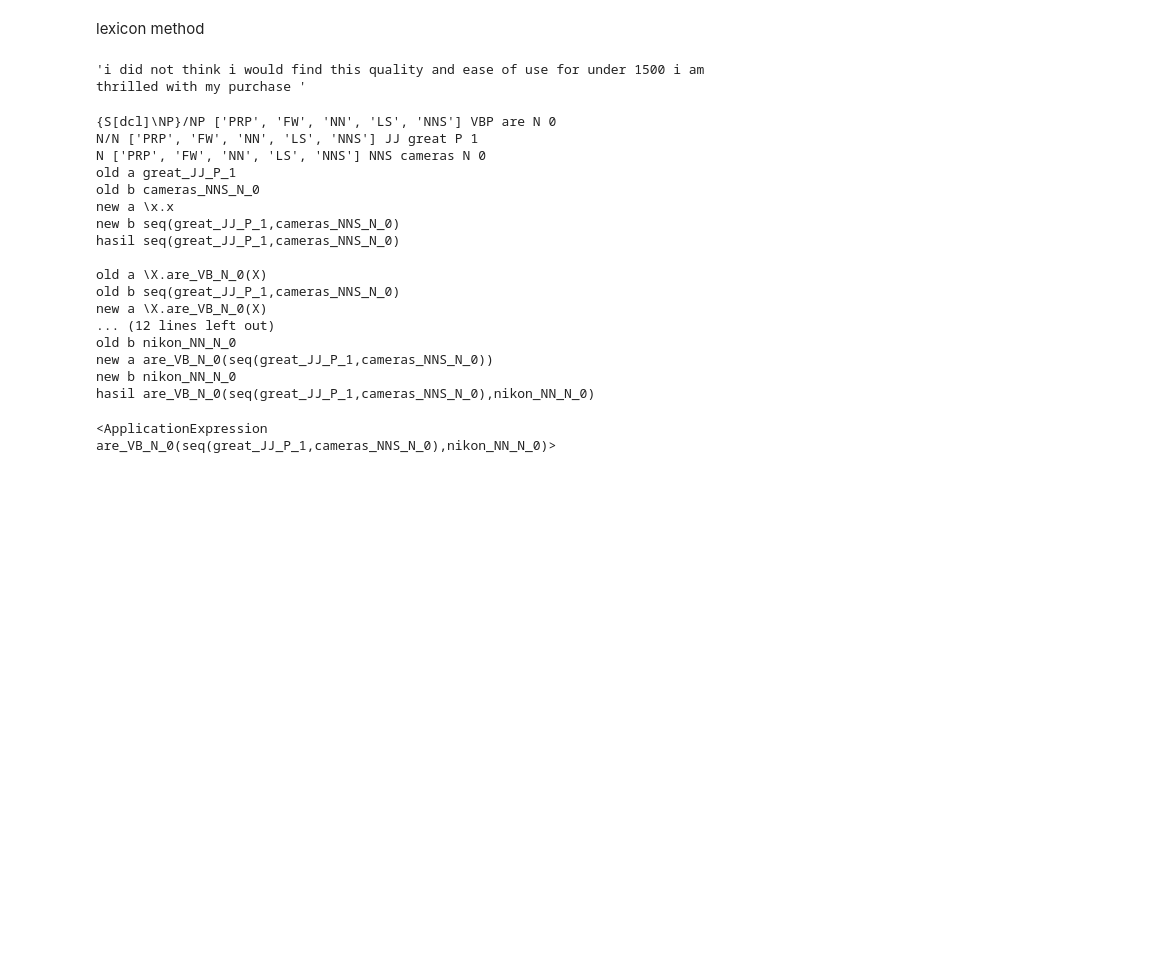
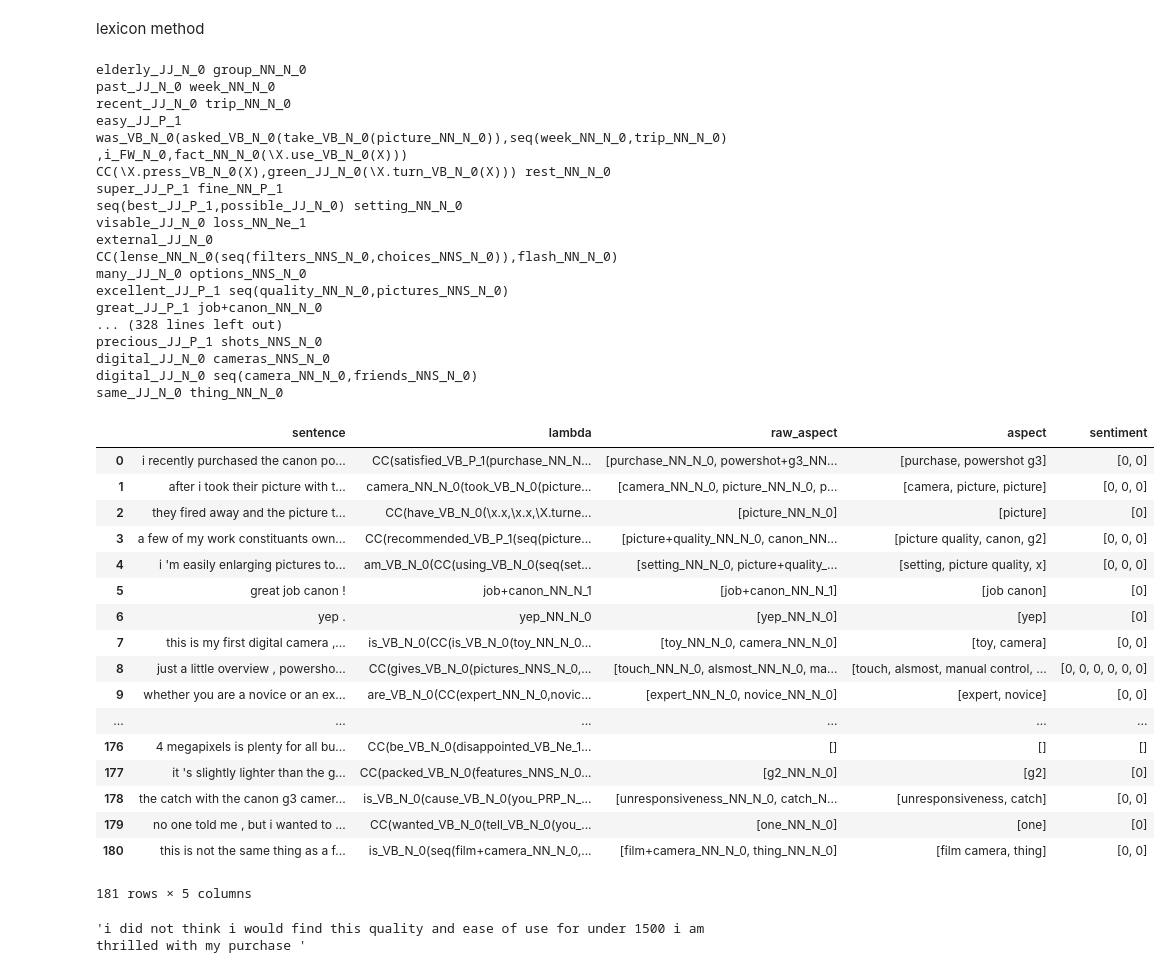
Before and after one commit to farzanurifan/tugas-akhir, a Jupyter notebook: New-Lambda-Calculus.ipynb, the cells around one changed output. Drawn from its saved outputs; the diff is of its cells as text; code cells hidden in the pictures; blank space fills up the shorter version.

```diff
--- a/New-Lambda-Calculus.ipynb
+++ b/New-Lambda-Calculus.ipynb
@@ -619,7 +623,7 @@ def replacer(a, b):
     return res
 # %%
 def preprocessing(sentence):
-    res = re.sub(' +', ' ', re.sub(r'[^\w\s]','',sentence.replace("'m", "am").replace("n't", "not")))
+    res = re.sub(' +', ' ', re.sub(r'[^\w\s]','',sentence.replace("'m", "am").replace("n't", "not").replace("'s", '')))
     return res
 # %%
 def glue_process(sent):
@@ -647,7 +651,7 @@ def glue_process(sent):
 # %%
 import pandas as pd
 
-def semua(collection):
+def semua(collection, filename, err_filename):
     df = pd.DataFrame(columns=['sentence', 'lambda', 'raw_aspect', 'aspect', 'sentiment'])
     df_err = pd.DataFrame(columns=['sentence'])
     for data in collection:
@@ -671,39 +675,54 @@ def semua(collection):
         except:
             df_err = df_err.append({'sentence': data}, ignore_index=True)
 
-    df.to_csv('hasil_ccg_ari.csv')
-    df_err.to_csv('hasil_err_ccg_ari.csv')
+    df.to_csv(filename)
+    df_err.to_csv(err_filename)
     return df
 # %%
 # input file
 df = pd.read_csv("dataset.csv")
 # preprocess
 sentences = df['review']
 labels = df["target"]
 
-semua(sentences[101:300])
+semua(sentences[0:300], 'haha.csv', 'haha_error.csv')
+# %% [output]
+elderly_JJ_N_0 group_NN_N_0
+past_JJ_N_0 week_NN_N_0
+recent_JJ_N_0 trip_NN_N_0
+easy_JJ_P_1 was_VB_N_0(asked_VB_N_0(take_VB_N_0(picture_NN_N_0)),seq(week_NN_N_0,trip_NN_N_0),i_FW_N_0,fact_NN_N_0(\X.use_VB_N_0(X)))
+CC(\X.press_VB_N_0(X),green_JJ_N_0(\X.turn_VB_N_0(X))) rest_NN_N_0
+super_JJ_P_1 fine_NN_P_1
+seq(best_JJ_P_1,possible_JJ_N_0) setting_NN_N_0
+visable_JJ_N_0 loss_NN_Ne_1
+external_JJ_N_0 CC(lense_NN_N_0(seq(filters_NNS_N_0,choices_NNS_N_0)),flash_NN_N_0)
+many_JJ_N_0 options_NNS_N_0
+excellent_JJ_P_1 seq(quality_NN_N_0,pictures_NNS_N_0)
+great_JJ_P_1 job+canon_NN_N_0
+... (328 lines left out)
+precious_JJ_P_1 shots_NNS_N_0
+digital_JJ_N_0 cameras_NNS_N_0
+digital_JJ_N_0 seq(camera_NN_N_0,friends_NNS_N_0)
+same_JJ_N_0 thing_NN_N_0
+|  | sentence | lambda | raw_aspect | aspect | sentiment |
+| 0 | i recently purchased the canon po... | CC(satisfied_VB_P_1(purchase_NN_N... | [purchase_NN_N_0, powershot+g3_NN... | [purchase, powershot g3] | [0, 0] |
+| 1 | after i took their picture with t... | camera_NN_N_0(took_VB_N_0(picture... | [camera_NN_N_0, picture_NN_N_0, p... | [camera, picture, picture] | [0, 0, 0] |
+| 2 | they fired away and the picture t... | CC(have_VB_N_0(\x.x,\x.x,\X.turne... | [picture_NN_N_0] | [picture] | [0] |
+| 3 | a few of my work constituants own... | CC(recommended_VB_P_1(seq(picture... | [picture+quality_NN_N_0, canon_NN... | [picture quality, canon, g2] | [0, 0, 0] |
+| 4 | i 'm easily enlarging pictures to... | am_VB_N_0(CC(using_VB_N_0(seq(set... | [setting_NN_N_0, picture+quality_... | [setting, picture quality, x] | [0, 0, 0] |
+| 5 | great job canon ! | job+canon_NN_N_1 | [job+canon_NN_N_1] | [job canon] | [0] |
+| 6 | yep . | yep_NN_N_0 | [yep_NN_N_0] | [yep] | [0] |
+| 7 | this is my first digital camera ,... | is_VB_N_0(CC(is_VB_N_0(toy_NN_N_0... | [toy_NN_N_0, camera_NN_N_0] | [toy, camera] | [0, 0] |
+| 8 | just a little overview , powersho... | CC(gives_VB_N_0(pictures_NNS_N_0,... | [touch_NN_N_0, alsmost_NN_N_0, ma... | [touch, alsmost, manual control, ... | [0, 0, 0, 0, 0, 0] |
+| 9 | whether you are a novice or an ex... | are_VB_N_0(CC(expert_NN_N_0,novic... | [expert_NN_N_0, novice_NN_N_0] | [expert, novice] | [0, 0] |
+| ... | ... | ... | ... | ... | ... |
+| 176 | 4 megapixels is plenty for all bu... | CC(be_VB_N_0(disappointed_VB_Ne_1... | [] | [] | [] |
+| 177 | it 's slightly lighter than the g... | CC(packed_VB_N_0(features_NNS_N_0... | [g2_NN_N_0] | [g2] | [0] |
+| 178 | the catch with the canon g3 camer... | is_VB_N_0(cause_VB_N_0(you_PRP_N_... | [unresponsiveness_NN_N_0, catch_N... | [unresponsiveness, catch] | [0, 0] |
+| 179 | no one told me , but i wanted to ... | CC(wanted_VB_N_0(tell_VB_N_0(you_... | [one_NN_N_0] | [one] | [0] |
+| 180 | this is not the same thing as a f... | is_VB_N_0(seq(film+camera_NN_N_0,... | [film+camera_NN_N_0, thing_NN_N_0] | [film camera, thing] | [0, 0] |
+181 rows × 5 columns
 # %%
 preprocessing("i did n't think i would find this quality and ease of use for under $ 1500 - i 'm thrilled with my purchase !")
 # %% [output]
 'i did not think i would find this quality and ease of use for under 1500 i am thrilled with my purchase '
-# %%
-glue_process("the nikon are great cameras")
-# %% [output]
-{S[dcl]\NP}/NP ['PRP', 'FW', 'NN', 'LS', 'NNS'] VBP are N 0
-N/N ['PRP', 'FW', 'NN', 'LS', 'NNS'] JJ great P 1
-N ['PRP', 'FW', 'NN', 'LS', 'NNS'] NNS cameras N 0
-old a great_JJ_P_1
-old b cameras_NNS_N_0
-new a \x.x
-new b seq(great_JJ_P_1,cameras_NNS_N_0)
-hasil seq(great_JJ_P_1,cameras_NNS_N_0)
-
-old a \X.are_VB_N_0(X)
-old b seq(great_JJ_P_1,cameras_NNS_N_0)
-new a \X.are_VB_N_0(X)
-... (12 lines left out)
-old b nikon_NN_N_0
-new a are_VB_N_0(seq(great_JJ_P_1,cameras_NNS_N_0))
-new b nikon_NN_N_0
-hasil are_VB_N_0(seq(great_JJ_P_1,cameras_NNS_N_0),nikon_NN_N_0)
-<ApplicationExpression are_VB_N_0(seq(great_JJ_P_1,cameras_NNS_N_0),nikon_NN_N_0)>
```
Also changed, not shown: parts of 5 cells of this notebook, 2 other files.
